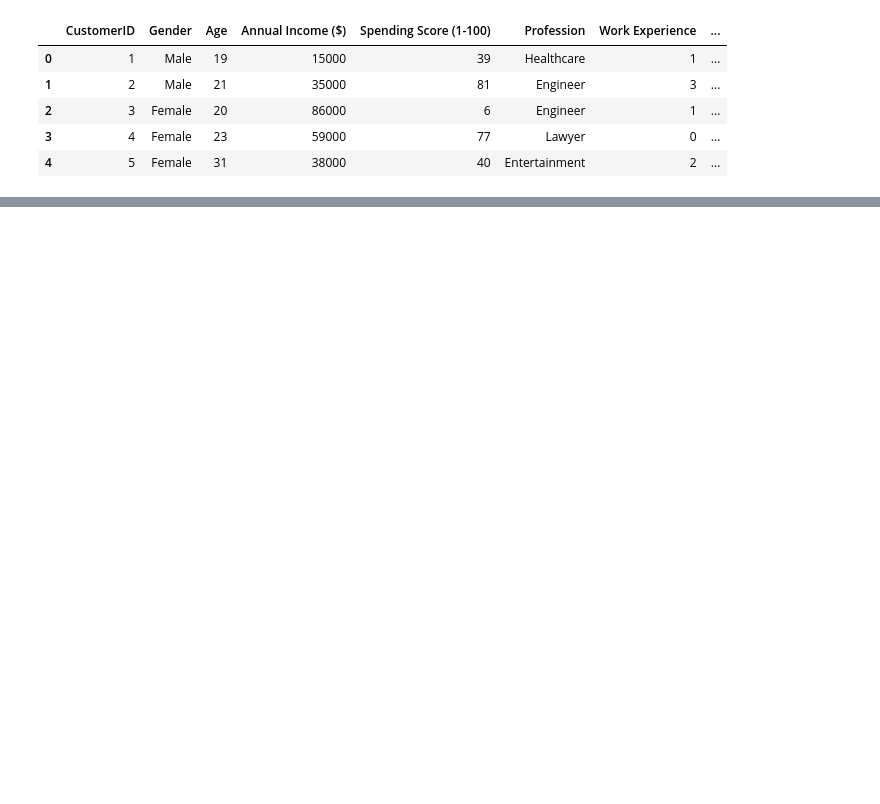
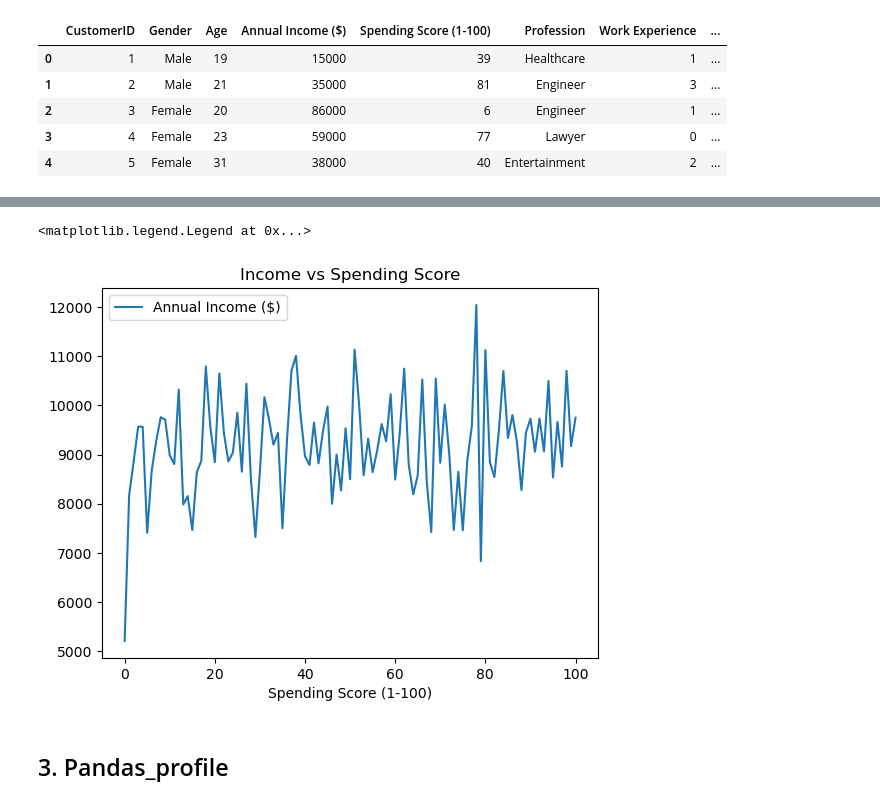
Before and after one commit to AlexanderFA/susu_search_retrieval_analysis, a Jupyter notebook: lab2/task1.ipynb, the cells around one changed output, grey strips where cells are left out. Saved outputs shown, nothing was run; the diff lists cells and outputs as text; code cells hidden in the pictures; blank space fills up the shorter version.

```diff
--- a/lab2/task1.ipynb
+++ b/lab2/task1.ipynb
@@ -11,0 +97,8 @@ df.head()
+# %%
+by_spendings = df.groupby('Spending Score (1-100)')
+by_spendings['Annual Income ($)'].mean().divide(12).plot(y='Monthly Income', x='Spending score', title='Income vs Spending Score').legend()
+# %% [output]
+<matplotlib.legend.Legend at 0x...>
+[figure, added]
+# %% [markdown]
+## 3. Pandas_profile
```
Also changed, not shown: parts of 22 cells of this notebook.
